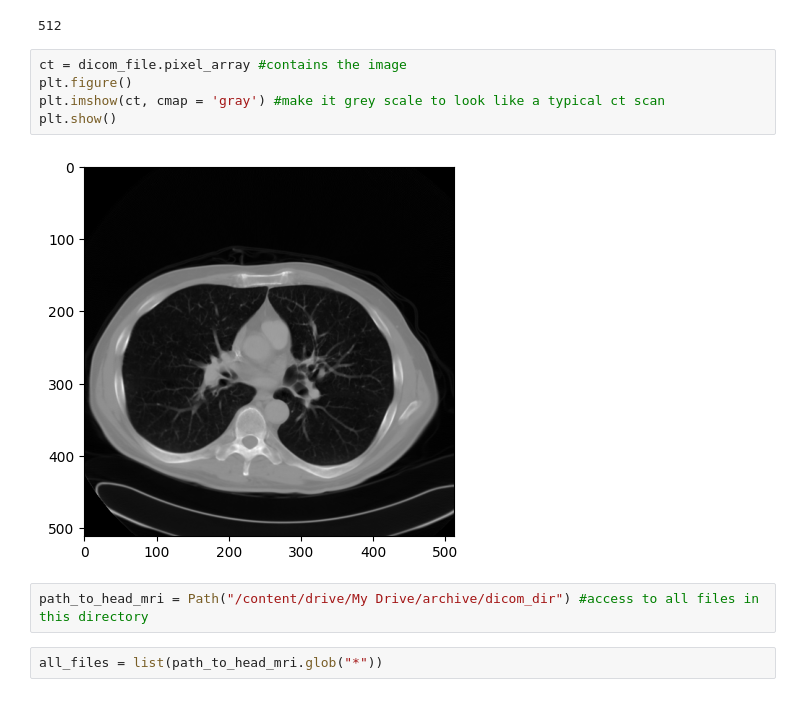
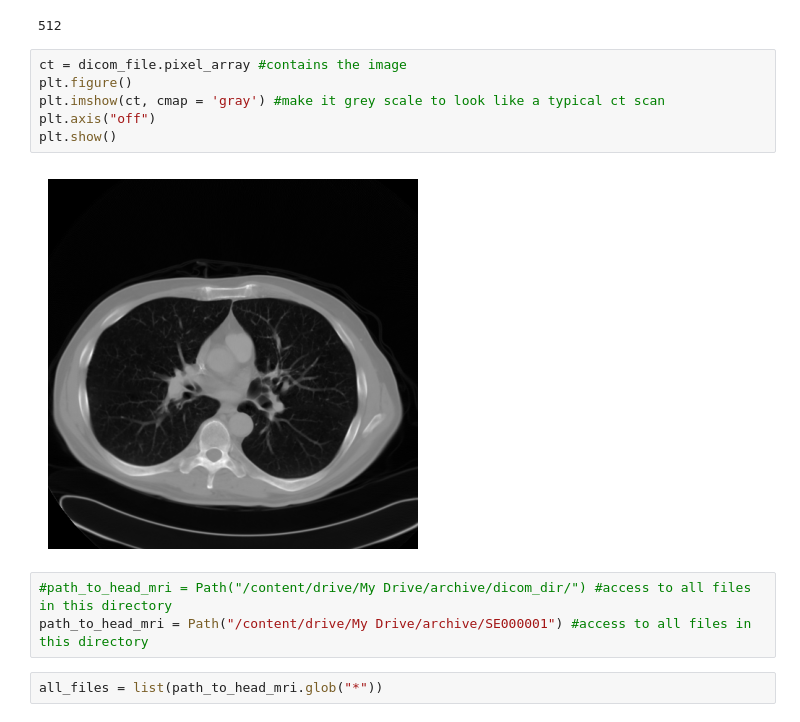
Before and after one commit to ShannonH98/PyTorch_Practice_Projects, a Jupyter notebook: Medical_Images_01.ipynb, the cells around one changed output. Drawn from its saved outputs; the diff is of its cells as text.

```diff
--- a/Medical_Images_01.ipynb
+++ b/Medical_Images_01.ipynb
@@ -57,12 +53,14 @@ dicom_file.Rows
 # %%
 ct = dicom_file.pixel_array #contains the image
 plt.figure()
 plt.imshow(ct, cmap = 'gray') #make it grey scale to look like a typical ct scan
+plt.axis("off")
 plt.show()
 # %% [output]
-[figure, old version]
+[figure, new version]
 # %%
-path_to_head_mri = Path("/content/drive/My Drive/archive/dicom_dir") #access to all files in this directory
+#path_to_head_mri = Path("/content/drive/My Drive/archive/dicom_dir/") #access to all files in this directory
+path_to_head_mri = Path("/content/drive/My Drive/archive/SE000001") #access to all files in this directory
 # %%
 all_files = list(path_to_head_mri.glob("*"))
 # %%
```
Also changed, not shown: parts of 15 cells of this notebook.
